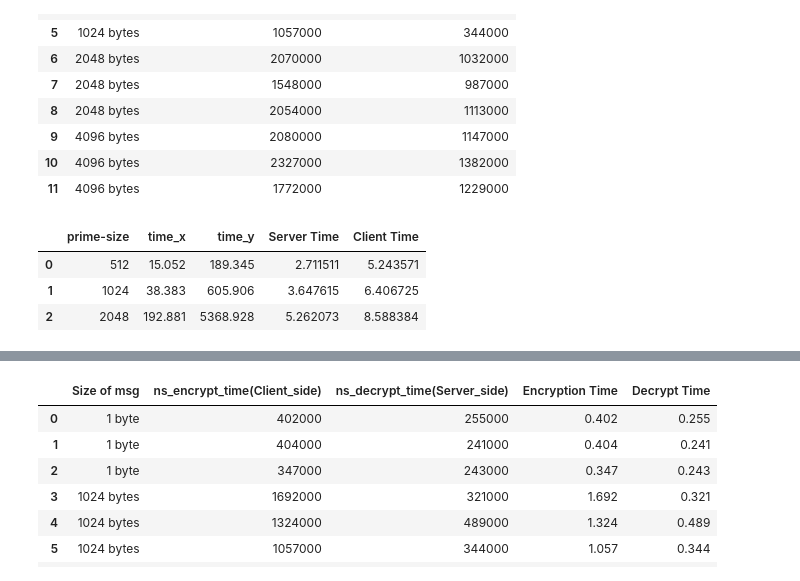
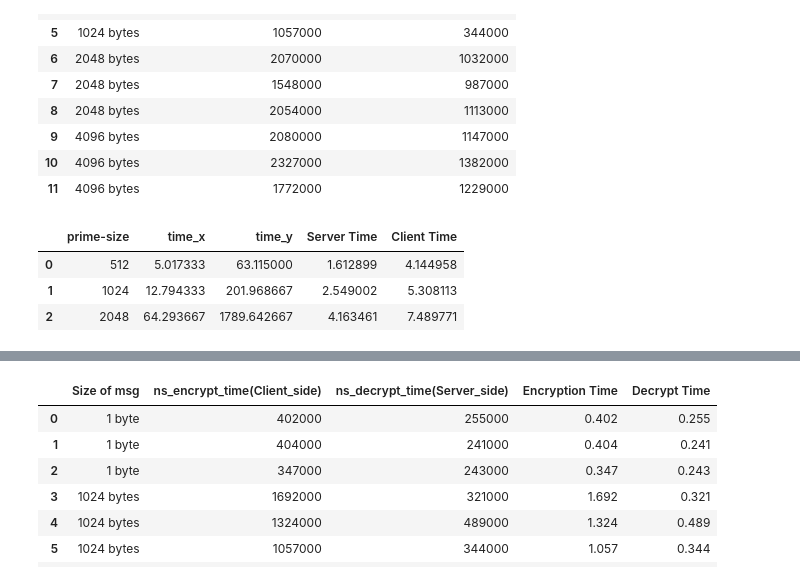
Before and after one commit to jessetyao/VPNProj, a Jupyter notebook: metricsIKEv2.ipynb, the cells around one changed output, grey strips where cells are left out. Saved outputs shown, nothing was run; the diff lists cells and outputs as text; code cells hidden in the pictures.

```diff
--- a/metricsIKEv2.ipynb
+++ b/metricsIKEv2.ipynb
@@ -52,19 +52,19 @@ encrypt_times
 | 10 | 4096 bytes | 2327000 | 1382000 |
 | 11 | 4096 bytes | 1772000 | 1229000 |
 # %%
-df1 = client_dh.groupby("prime-size").sum()
-df2 = server_dh.groupby("prime-size").sum()
+df1 = client_dh.groupby("prime-size").mean()
+df2 = server_dh.groupby("prime-size").mean()
 both_comb = df1.merge(df2, on = "prime-size")
 both_comb["Server Time"] = np.log(both_comb["time_x"])
 both_comb["Client Time"] = np.log(both_comb["time_y"])
 
 both_comb = both_comb.reset_index()
 both_comb
 # %% [output]
 |  | prime-size | time_x | time_y | Server Time | Client Time |
-| 0 | 512 | 15.052 | 189.345 | 2.711511 | 5.243571 |
-| 1 | 1024 | 38.383 | 605.906 | 3.647615 | 6.406725 |
-| 2 | 2048 | 192.881 | 5368.928 | 5.262073 | 8.588384 |
+| 0 | 512 | 5.017333 | 63.115000 | 1.612899 | 4.144958 |
+| 1 | 1024 | 12.794333 | 201.968667 | 2.549002 | 5.308113 |
+| 2 | 2048 | 64.293667 | 1789.642667 | 4.163461 | 7.489771 |
 # %%
 from matplotlib.ticker import FuncFormatter
 
```
Also changed, not shown: parts of 3 cells of this notebook.
